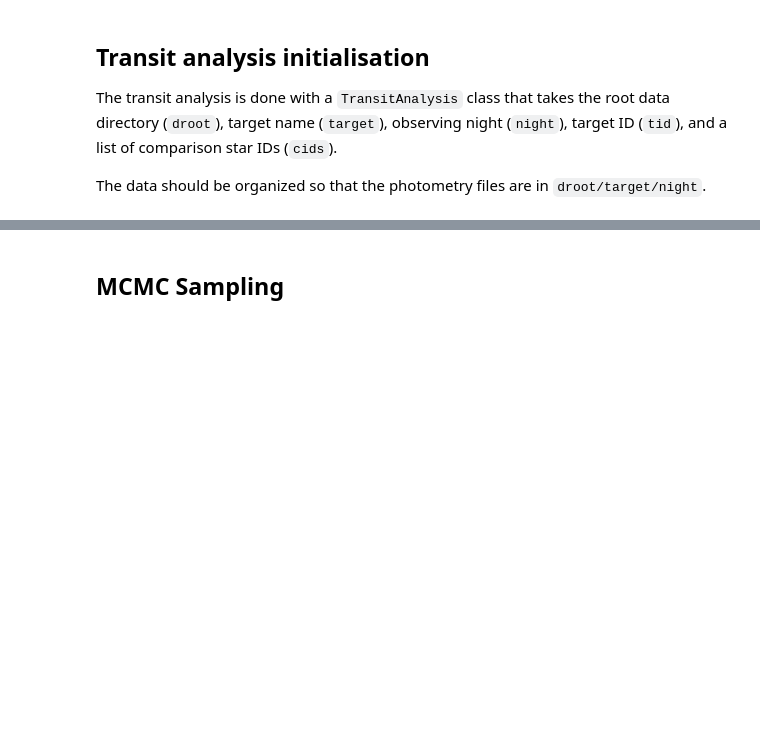
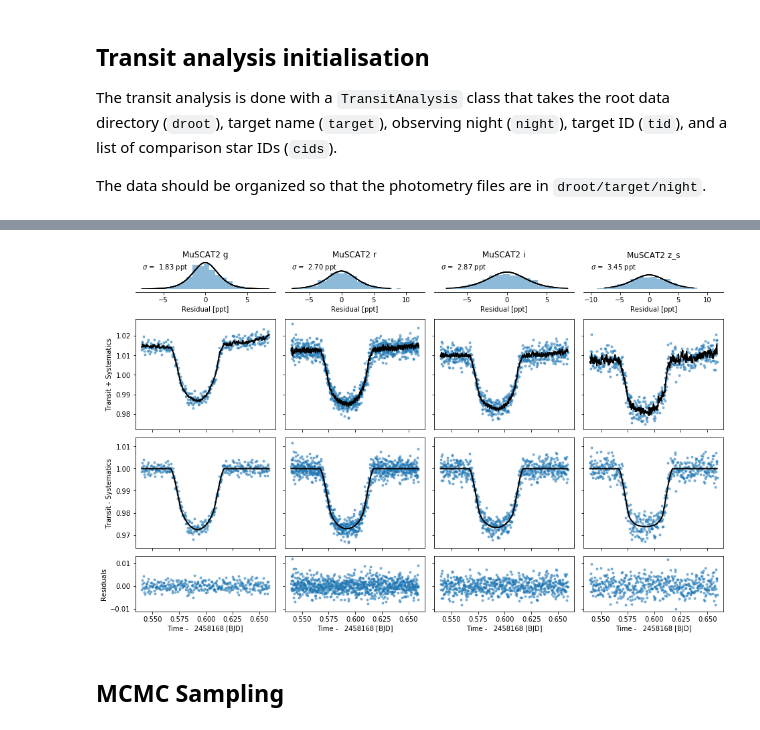
Before and after one commit to hpparvi/MuSCAT2_transit_pipeline, a Jupyter notebook: notebook/transit_analysis_template.ipynb, the cells around one changed output, grey strips where cells are left out. Saved outputs shown, nothing was run; the diff lists cells and outputs as text; code cells hidden in the pictures; blank space fills up the shorter version.

```diff
--- a/notebook/transit_analysis_template.ipynb
+++ b/notebook/transit_analysis_template.ipynb
@@ -33,3 +39,7 @@ ta.plot_light_curve(method = 'de');
+# %%
+ta.plot_light_curve();
+# %% [output]
+[figure, added]
 # %% [markdown]
 ## MCMC Sampling
 # %%
```
Also changed, not shown: parts of 14 cells of this notebook, 6 other files.
